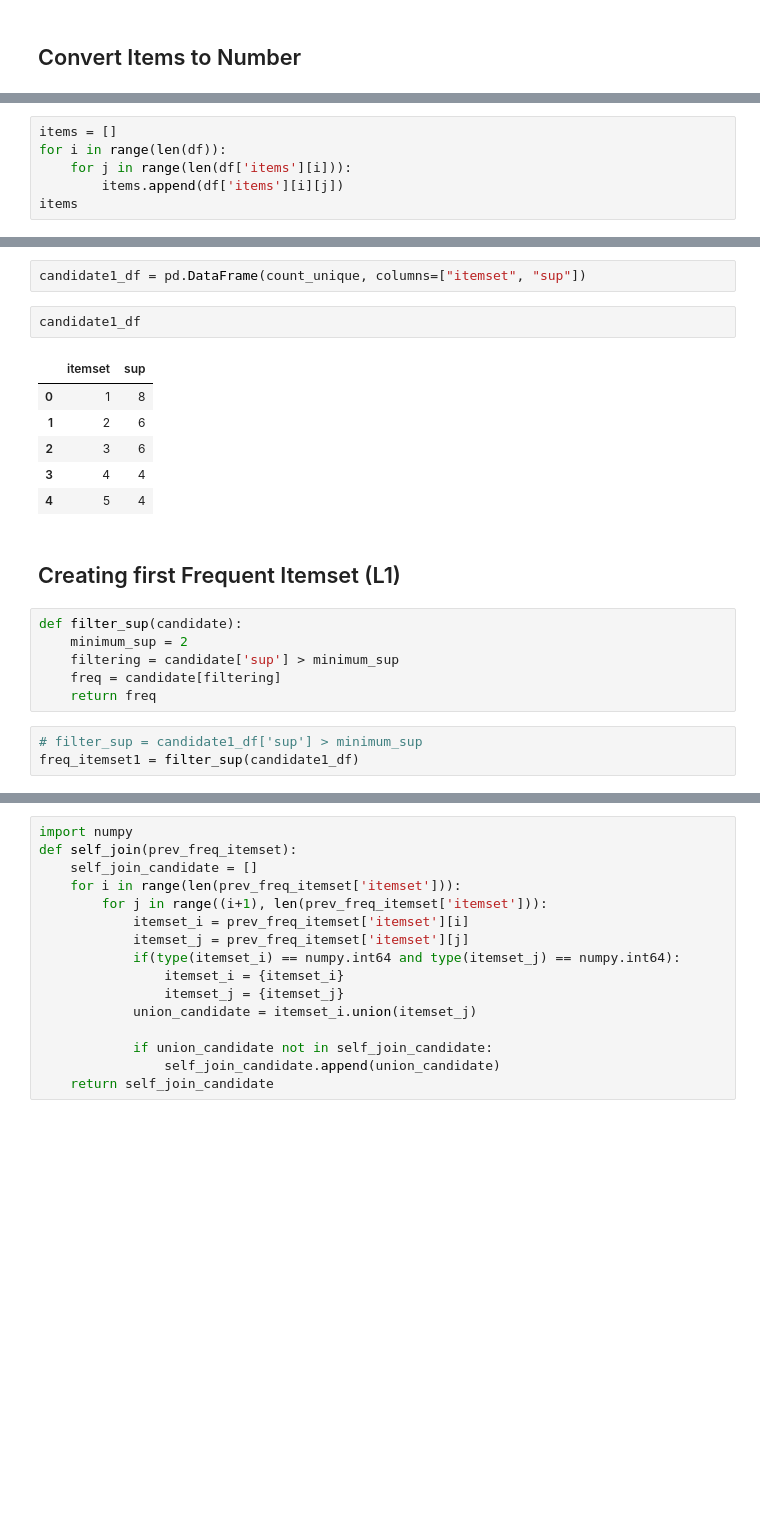
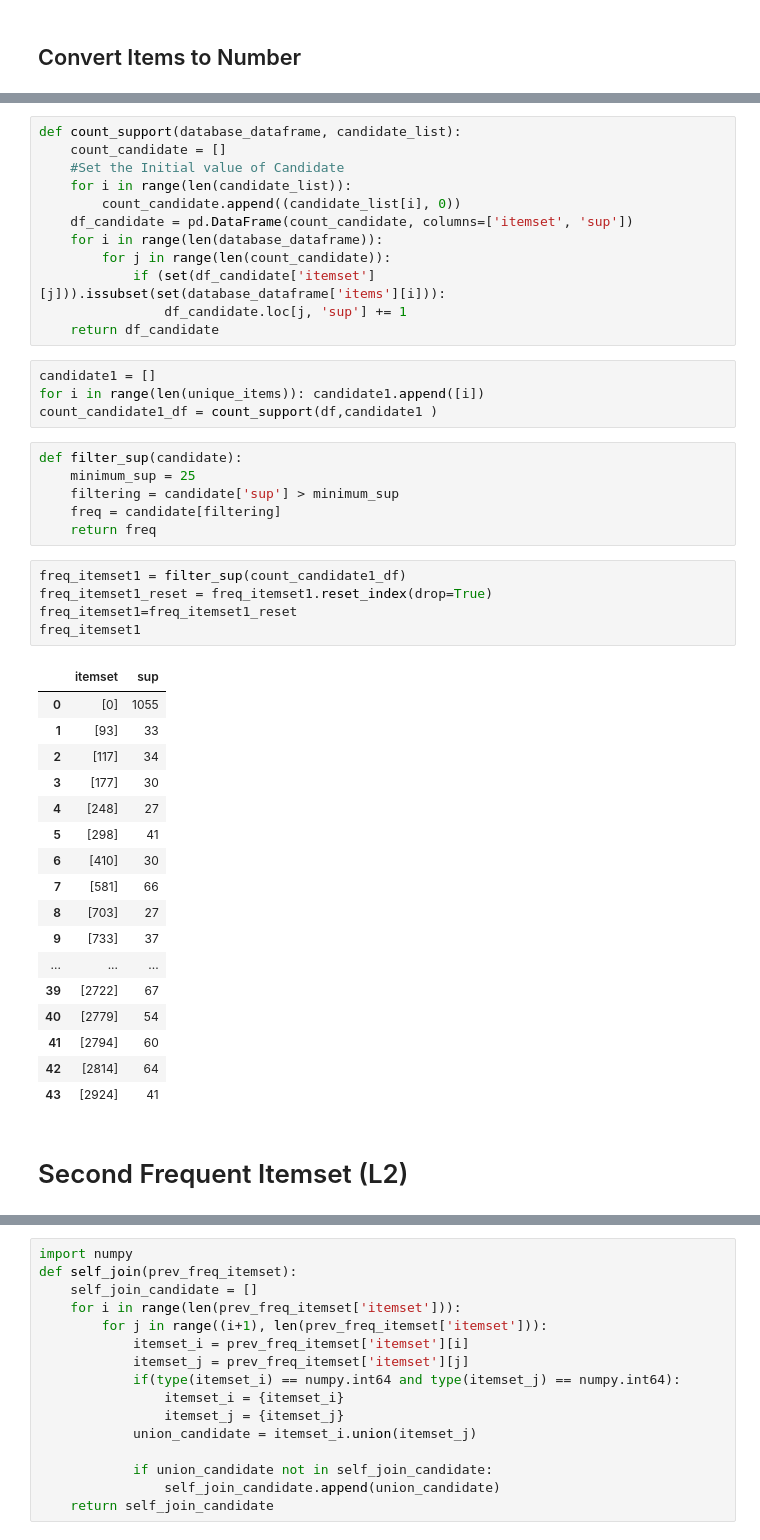
Before and after one commit to ZahraDehghanian97/Apriori, a Jupyter notebook: Apriori.ipynb, the cells around one changed output, grey strips where cells are left out. Cells and saved outputs as stored; diff of their text form; blank space fills up the shorter version.

```diff
--- a/Apriori.ipynb
+++ b/Apriori.ipynb
@@ -142,6 +67,0 @@ pd.concat([df_tid, df], axis=1)
-# %%
-items = []
-for i in range(len(df)):
-    for j in range(len(df['items'][i])):
-        items.append(df['items'][i][j])
-items
@@ -187,22 +70,47 @@ count_unique
-# %%
-candidate1_df = pd.DataFrame(count_unique, columns=["itemset", "sup"])
-# %%
-candidate1_df
-# %% [output]
-|  | itemset | sup |
-| 0 | 1 | 8 |
-| 1 | 2 | 6 |
-| 2 | 3 | 6 |
-| 3 | 4 | 4 |
-| 4 | 5 | 4 |
+# %%
+def count_support(database_dataframe, candidate_list):
+    count_candidate = []
+    #Set the Initial value of Candidate
+    for i in range(len(candidate_list)):
+        count_candidate.append((candidate_list[i], 0))
+    df_candidate = pd.DataFrame(count_candidate, columns=['itemset', 'sup'])
+    for i in range(len(database_dataframe)):
+        for j in range(len(count_candidate)):
+            if (set(df_candidate['itemset'][j])).issubset(set(database_dataframe['items'][i])):
+                df_candidate.loc[j, 'sup'] += 1
+    return df_candidate
+# %%
+candidate1 = []
+for i in range(len(unique_items)): candidate1.append([i])
+count_candidate1_df = count_support(df,candidate1 )
+# %%
+def filter_sup(candidate):
+    minimum_sup = 25
+    filtering = candidate['sup'] > minimum_sup
+    freq = candidate[filtering]
+    return freq
+# %%
+freq_itemset1 = filter_sup(count_candidate1_df)
+freq_itemset1_reset = freq_itemset1.reset_index(drop=True)
+freq_itemset1=freq_itemset1_reset
+freq_itemset1
+# %% [output]
+|  | itemset | sup |
+| 0 | [0] | 1055 |
+| 1 | [93] | 33 |
+| 2 | [117] | 34 |
+| 3 | [177] | 30 |
+| 4 | [248] | 27 |
+| 5 | [298] | 41 |
+| 6 | [410] | 30 |
+| 7 | [581] | 66 |
+| 8 | [703] | 27 |
+| 9 | [733] | 37 |
+| ... | ... | ... |
+| 39 | [2722] | 67 |
+| 40 | [2779] | 54 |
+| 41 | [2794] | 60 |
+| 42 | [2814] | 64 |
+| 43 | [2924] | 41 |
 # %% [markdown]
-<h2>Creating first Frequent Itemset (L1)</h2>
+# Second Frequent Itemset (L2)
-# %%
-def filter_sup(candidate):
-    minimum_sup = 2
-    filtering = candidate['sup'] > minimum_sup
-    freq = candidate[filtering]
-    return freq
-# %%
-# filter_sup = candidate1_df['sup'] > minimum_sup
-freq_itemset1 = filter_sup(candidate1_df)
```
Also changed, not shown: parts of 73 cells of this notebook.
